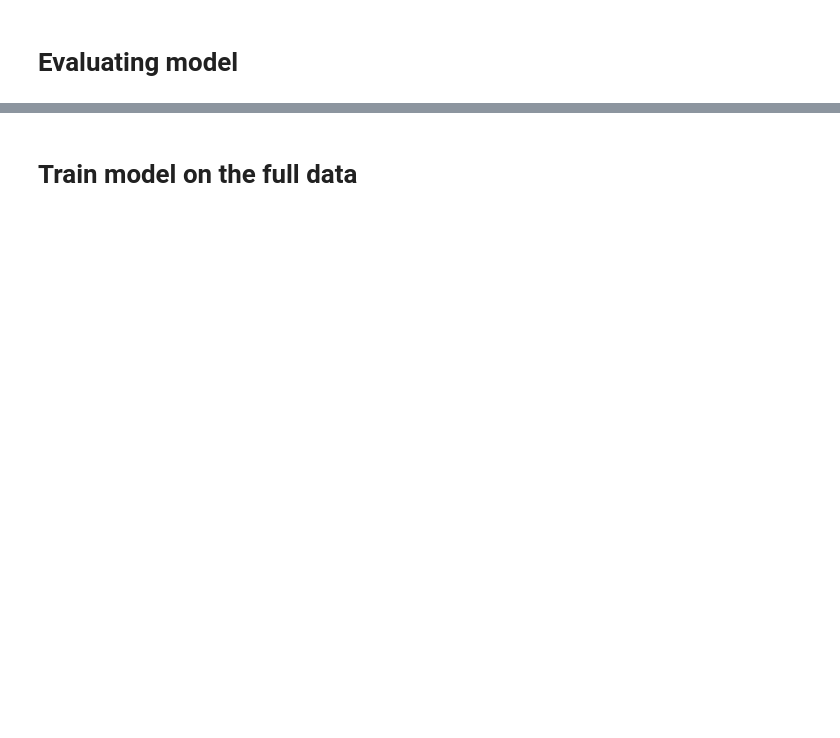
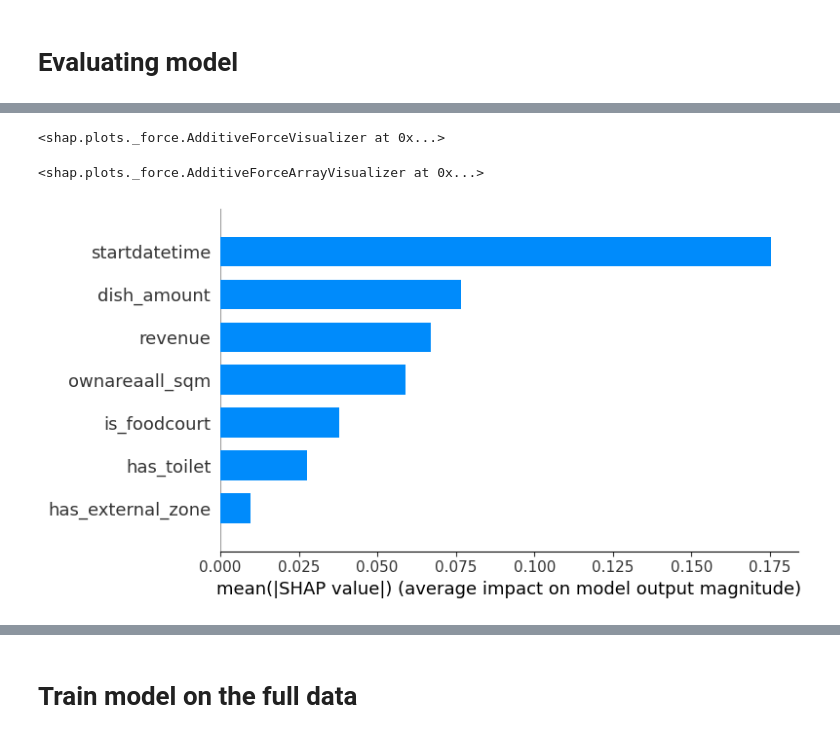
Before and after one commit to a125x/Burger-King-Churn-Hack, a Jupyter notebook: burger-king-churn-hackaton.ipynb, the cells around one changed output, grey strips where cells are left out. Drawn from its saved outputs; the diff is of its cells as text; code cells hidden in the pictures; blank space fills up the shorter version.

```diff
--- a/burger-king-churn-hackaton.ipynb
+++ b/burger-king-churn-hackaton.ipynb
@@ -295,0 +309,4 @@ cbr.eval_metrics(eval_pool_reg, metrics=['MAE', 'Poisson', 'Quantile', 'RMSE', '
+# %%
+shap.initjs()
+explainer = shap.TreeExplainer(cbc)
+shap_values = explainer.shap_values(eval_pool_clf)
@@ -295,0 +315,12 @@ cbr.eval_metrics(eval_pool_reg, metrics=['MAE', 'Poisson', 'Quantile', 'RMSE', '
+# %%
+shap.force_plot(explainer.expected_value, shap_values[0,:], x_train.iloc[0,:])
+# %% [output]
+<shap.plots._force.AdditiveForceVisualizer at 0x...>
+# %%
+shap.force_plot(explainer.expected_value, shap_values[0:100,:], x_train.iloc[0:100,:])
+# %% [output]
+<shap.plots._force.AdditiveForceArrayVisualizer at 0x...>
+# %%
+shap.summary_plot(shap_values, x_train, plot_type="bar")
+# %% [output]
+[figure, added]
```
Also changed, not shown: parts of 26 cells of this notebook.
